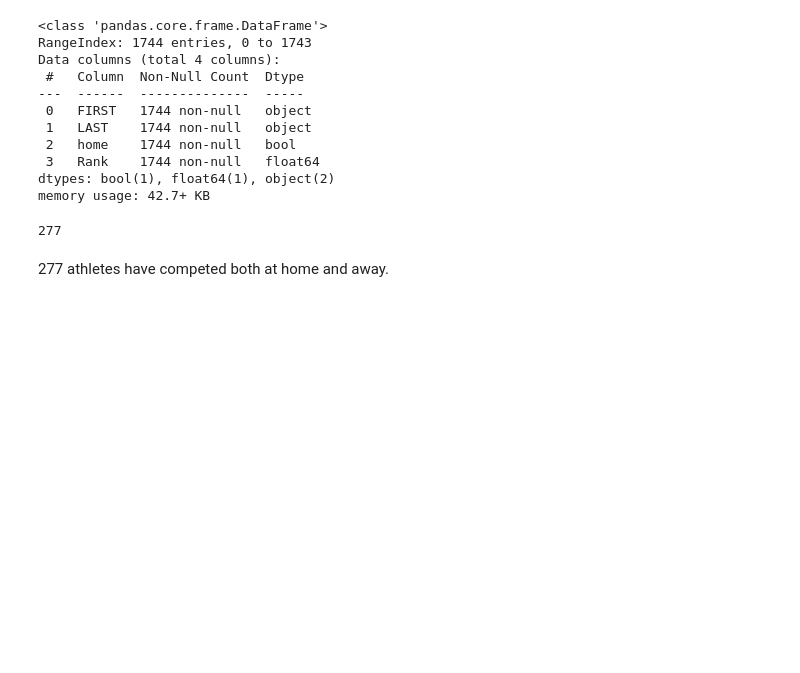
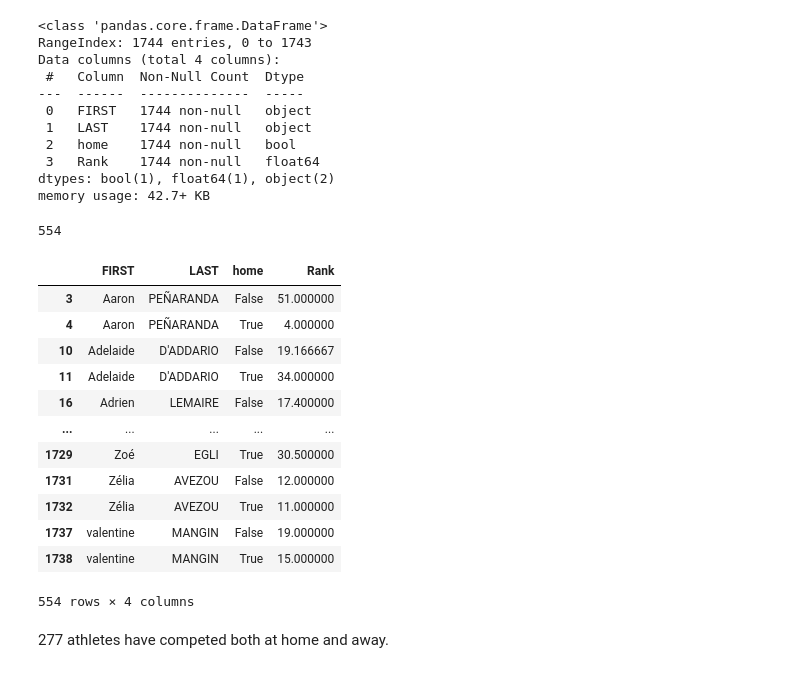
Before and after one commit to chendub/Springboard, a Jupyter notebook: IFSC/data_wrangling.ipynb, the cells around one changed output. Saved outputs shown, nothing was run; the diff lists cells and outputs as text; code cells hidden in the pictures; blank space fills up the shorter version.

```diff
--- a/IFSC/data_wrangling.ipynb
+++ b/IFSC/data_wrangling.ipynb
@@ -532,9 +551,27 @@ dtypes: bool(1), float64(1), object(2)
 memory usage: 42.7+ KB
 # %%
 # Checking for duplicated athletes
-ra_lead.duplicated(subset=['FIRST', 'LAST']).sum()
+home_and_away_lead = ra_lead.duplicated(subset=['FIRST', 'LAST'], keep=False)
+home_and_away_lead.sum()
 # %% [output]
-277
+554
+# %%
+# Athletes who have competed both HOME and AWAY
+ra_lead[home_and_away_lead]
+# %% [output]
+|  | FIRST | LAST | home | Rank |
+| 3 | Aaron | PEÑARANDA | False | 51.000000 |
+| 4 | Aaron | PEÑARANDA | True | 4.000000 |
+| 10 | Adelaide | D'ADDARIO | False | 19.166667 |
+| 11 | Adelaide | D'ADDARIO | True | 34.000000 |
+| 16 | Adrien | LEMAIRE | False | 17.400000 |
+| ... | ... | ... | ... | ... |
+| 1729 | Zoé | EGLI | True | 30.500000 |
+| 1731 | Zélia | AVEZOU | False | 12.000000 |
+| 1732 | Zélia | AVEZOU | True | 11.000000 |
+| 1737 | valentine | MANGIN | False | 19.000000 |
+| 1738 | valentine | MANGIN | True | 15.000000 |
+554 rows × 4 columns
 # %% [markdown]
 277 athletes have competed both at home and away.
 # %%
```
Also changed, not shown: parts of 11 cells of this notebook.
